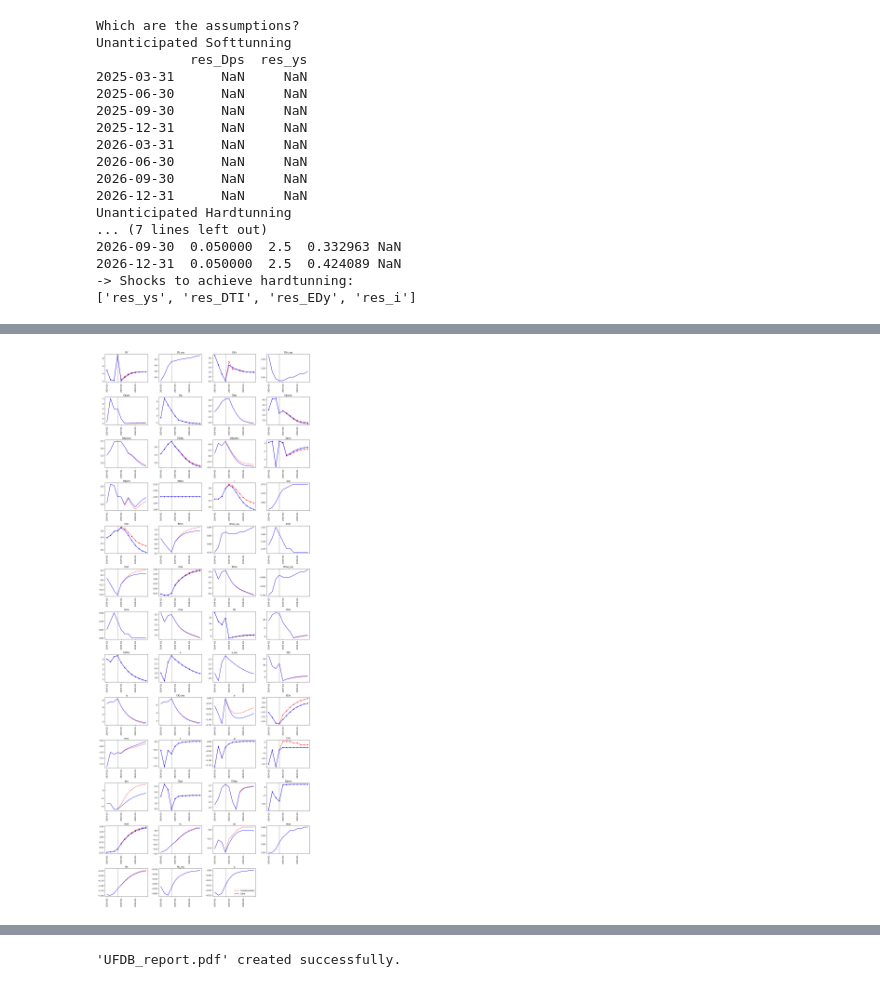
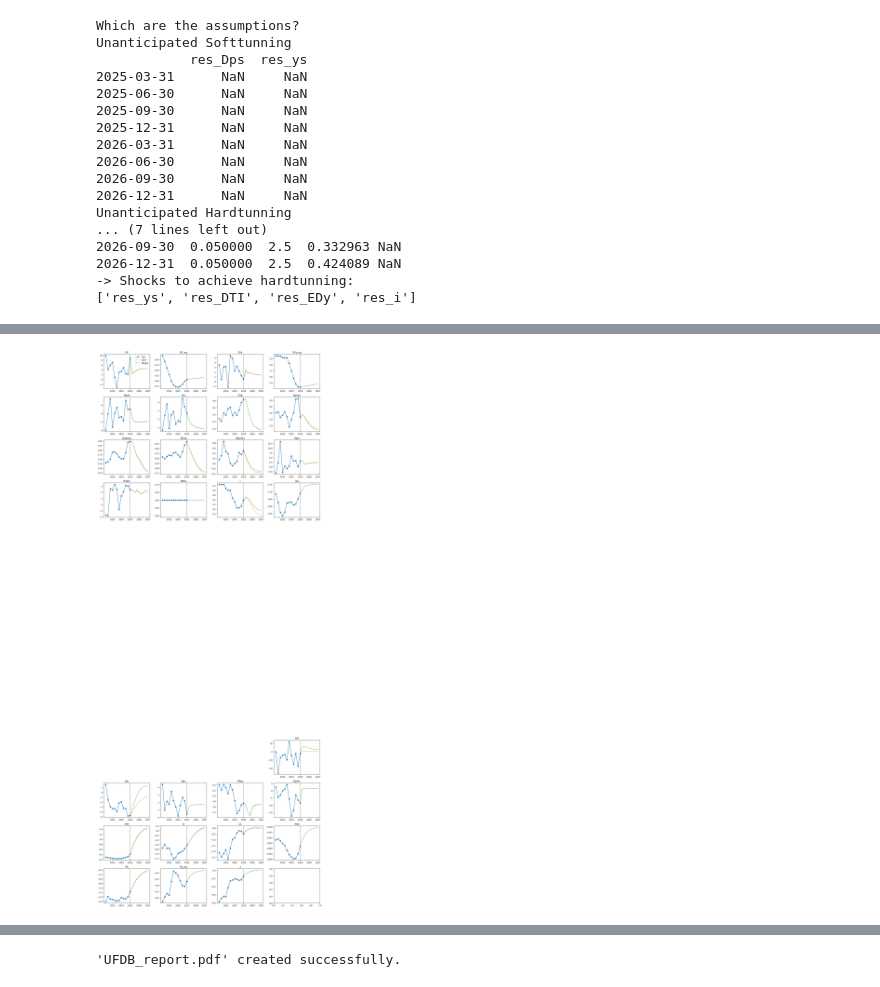
Before and after one commit to patrickcastilla/CUECOPolMon_fork_2, a Jupyter notebook: Main_Risk_Scenario.ipynb, the cells around one changed output, grey strips where cells are left out. Saved outputs shown, nothing was run; the diff lists cells and outputs as text; code cells hidden in the pictures.

```diff
--- a/Main_Risk_Scenario.ipynb
+++ b/Main_Risk_Scenario.ipynb
@@ -363,38 +363,14 @@ fig, axs = HTS.plotTSforecast(BDdict,lista,listanames,listaSS,FH,HH,3,3)
-# %%
-columns = UFDB_report_endog.columns
-num_cols = len(columns)
-num_rows = math.ceil(num_cols / 4)
-
-fig, axs = plt.subplots(num_rows, 4, figsize=(15, num_rows * 3))
-
-for idx, col in enumerate(columns):
-    row = idx // 4
-    col_idx = idx % 4
-    axs[row, col_idx].plot(UFDB_report_endog.index, UFDB_report_endog[col], linestyle='--', label='Condicionada', color = 'red')
-    axs[row, col_idx].plot(FDB_report_endog.index, FDB_report_endog[col], linestyle='-', label='Libre', color = 'blue')
-    axs[row, col_idx].set_title(col)
-    observable = False
-    for obs in obsnames:
-        if col == obs:
-            observable = True
-    if observable:
-        axs[row, col_idx].plot(UFDB_report_endog.index, UFDB_report_endog[col], linestyle='--', marker='*', label='Cond. Obs.', color = 'red')
-        axs[row, col_idx].plot(FDB_report_endog.index, FDB_report_endog[col], linestyle='-', marker='*', label='Libre', color = 'blue')
-    axs[row, col_idx].tick_params(axis='x', rotation=90)
-    xticks = axs[row, col_idx].get_xticks()
-    axs[row, col_idx].set_xticks(xticks[::4])
-
-    if len(xticks) > 3:
-        axs[row, col_idx].axvline(x=xticks[3], color='black', linestyle='-.', linewidth=0.75)
-
-    #axs[row, col_idx].xaxis.set_major_locator(mdates.YearLocator())
-    #axs[row, col_idx].xaxis.set_major_formatter(mdates.DateFormatter('%Y'))
-
-for idx in range(num_cols, num_rows * 4):
-    fig.delaxes(axs.flatten()[idx])
-
-plt.tight_layout()
-plt.legend()
-plt.show()
-# %% [output]
-[figure, removed]
+# %%
+lista = UFDB_report_endog.columns
+listaSS = [0 for x in lista]
+listanames = lista
+
+BDdict = {'Libre': FDB_report_endog,'Riesgo': UFDB_report_endog}
+BDdict = {'Libre': FDB,'Riesgo': UFDB}
+
+num_cols = len(columns)
+num_rows = math.ceil(num_cols / 4)
+
+fig, axs = HTS.plotTSforecast(BDdict,lista,listanames,listaSS,FH,HH, num_rows, 4, SS_plot = False)
+# %% [output]
+[figure, added]
```
Also changed, not shown: parts of 8 cells of this notebook, 8 other files.
